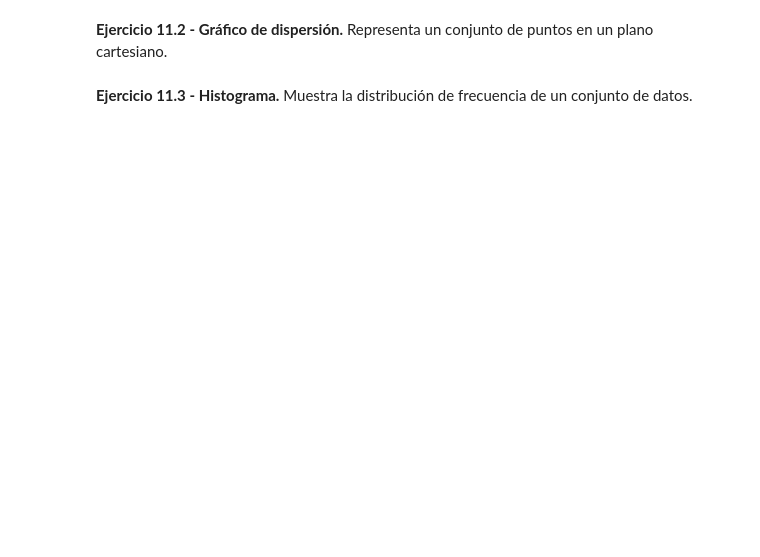
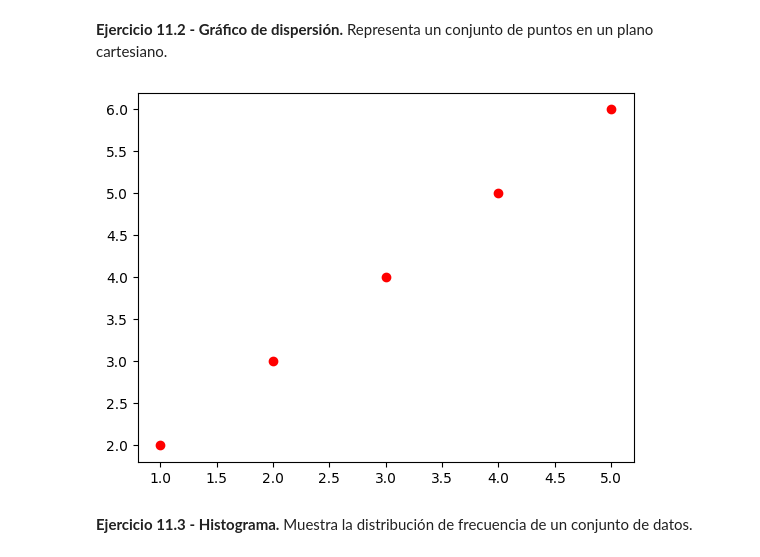
Before and after one commit to fedeegmz/python-labs, a Jupyter notebook: tp-8.ipynb, the cells around one changed output. Drawn from its saved outputs; the diff is of its cells as text; code cells hidden in the pictures; blank space fills up the shorter version.

```diff
--- a/tp-8.ipynb
+++ b/tp-8.ipynb
@@ -211,6 +224,11 @@ datos = [1, 2, 3, 4, 5]
 # %%
 x = [1, 2, 3, 4, 5]
 y = [2, 3, 4, 5, 6]
+
+plt.plot(x, y, "or")
+plt.show()
+# %% [output]
+[figure, added]
 # %% [markdown]
 **Ejercicio 11.3 - Histograma.** Muestra la distribución de frecuencia de un conjunto de datos.
 # %%
```
Also changed, not shown: parts of 8 cells of this notebook, 1 other file.
